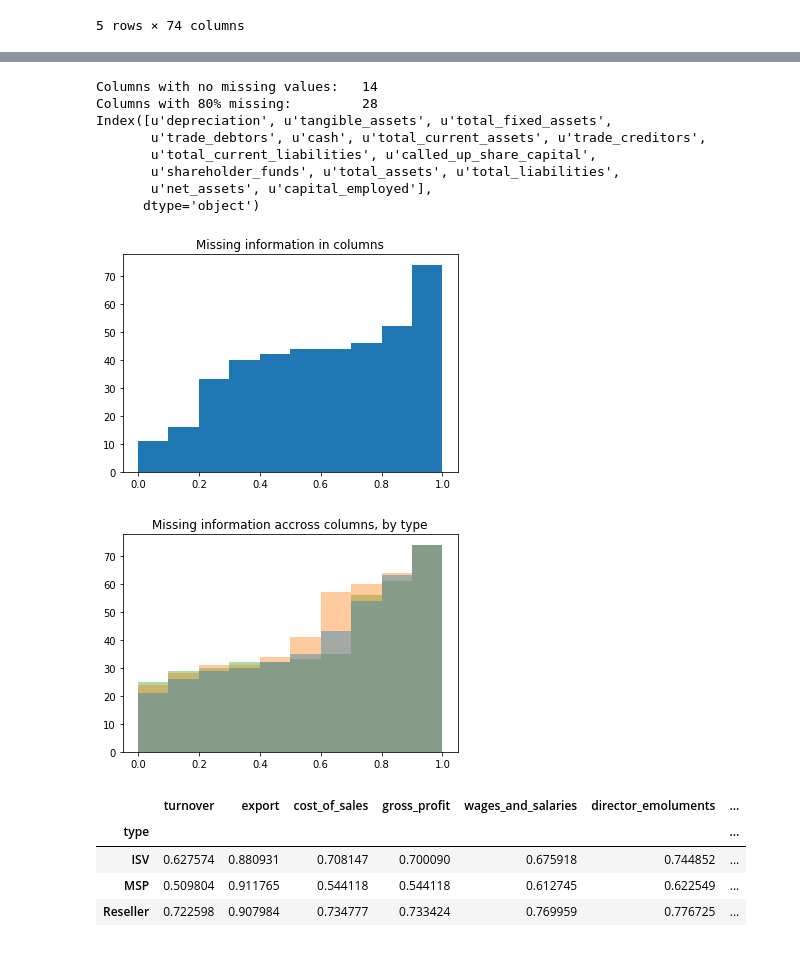
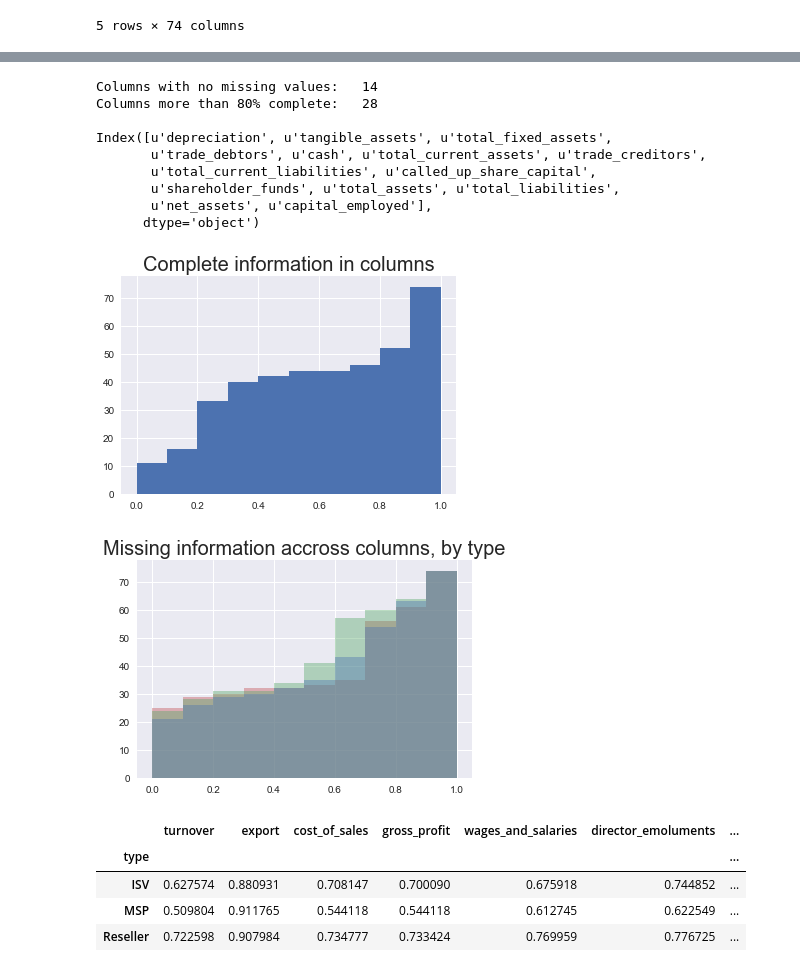
Before and after one commit to agarbuno/iqblade, a Jupyter notebook: python/exploratory_analysis.ipynb, the cells around one changed output, grey strips where cells are left out. Cells and saved outputs as stored; diff of their text form; code cells hidden in the pictures.

```diff
--- a/python/exploratory_analysis.ipynb
+++ b/python/exploratory_analysis.ipynb
@@ -4,7 +4,8 @@ import mysql.connector as mysql
 import pandas as pd
 import numpy as np
 import matplotlib.pyplot as plt
-import seaborn as sb
+import seaborn as sns
+sns.set()
 # %%
 cnx = mysql.connect(user='root', password='galletas',
                               host='127.0.0.1',
@@ -91,12 +103,13 @@ d[d.columns[(d.describe().iloc[0]/len(y) == 1.0)]].describe()
 | max | 932.590000 | 49272.000000 | 91077.200000 | 0.0 | 1365.670000 | 1365.670000 | ... |
 # %%
 print "Columns with no missing values:  ", len(d.columns[(d.describe().iloc[0]/len(y) == 1.0)])
-print "Columns with 80% missing:\t ", len(d.columns[(d.describe().iloc[0]/len(y) >= .8)])
+print "Columns more than 80% complete:\t ", len(d.columns[(d.describe().iloc[0]/len(y) >= .8)])
 
-print d.columns[np.logical_and(.8 <= (np.array(d.describe().iloc[0]/len(y))),(np.array(d.describe().iloc[0]/len(y))) < 1)]
+print "\n", d.columns[np.logical_and(.8 <= (np.array(d.describe().iloc[0]/len(y))),(np.array(d.describe().iloc[0]/len(y))) < 1.)]
 # %% [output]
 Columns with no missing values:   14
-Columns with 80% missing:         28
+Columns more than 80% complete:   28
+
 Index([u'depreciation', u'tangible_assets', u'total_fixed_assets',
        u'trade_debtors', u'cash', u'total_current_assets', u'trade_creditors',
        u'total_current_liabilities', u'called_up_share_capital',
@@ -105,9 +118,9 @@ Index([u'depreciation', u'tangible_assets', u'total_fixed_assets',
       dtype='object')
 # %%
 plt.hist(d.describe().iloc[0]/len(y), cumulative = True, density = False, histtype = 'stepfilled');
-plt.title('Missing information in columns');
+plt.title('Complete information in columns', fontsize = 20);
 # %% [output]
-[figure, old version]
+[figure, new version]
 # %%
 df = d
 df['type'] = pd.DataFrame(y).set_index(df.index)
@@ -115,10 +128,10 @@ weights = np.array(df.drop('type', axis =1).isnull().groupby(df.type).count())
 df = df.drop('type', axis =1).isnull().groupby(df.type).mean()
 # %%
 plt.hist(np.array(df).T, cumulative = True, density = False, histtype='stepfilled', alpha = .4);
-plt.title("Missing information accross columns, by type");
+plt.title("Missing information accross columns, by type", fontsize = 20);
 # Note: There is an overlap, so it does not make sense to just stack the histograms
 # %% [output]
-[figure, old version]
+[figure, new version]
 # %%
 df
 # %% [output]
```
Also changed, not shown: parts of 24 cells of this notebook.
